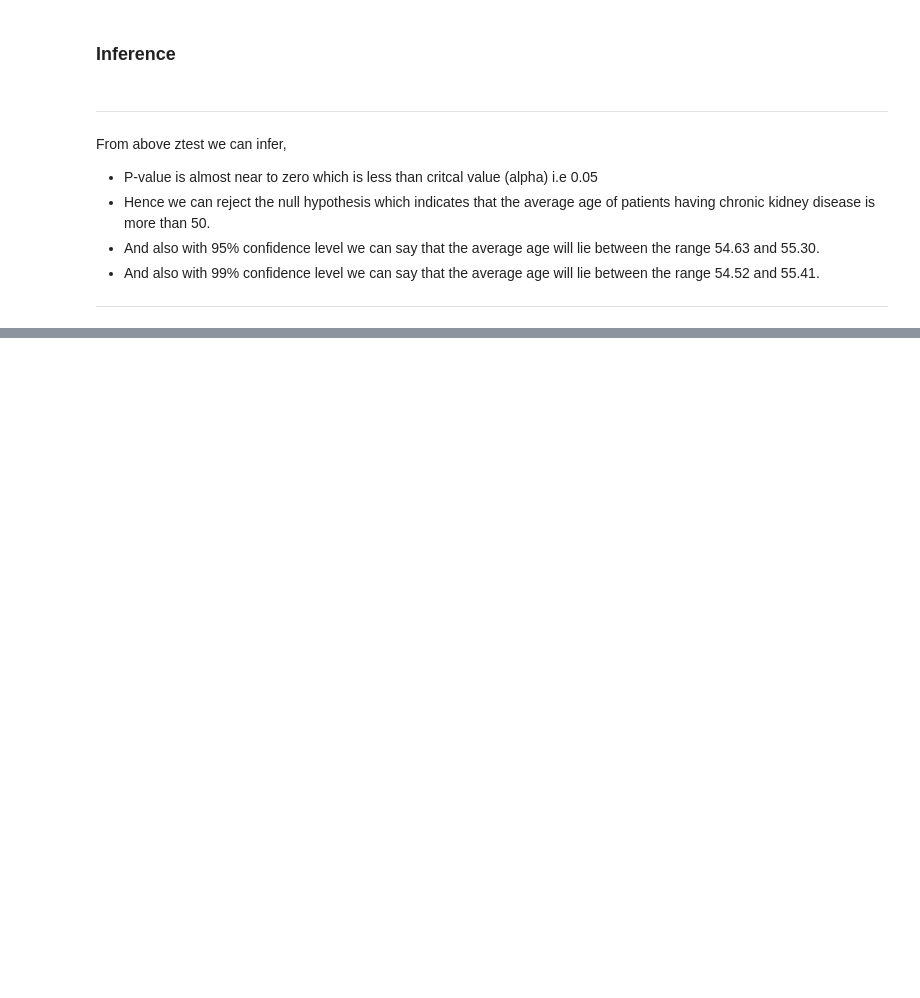
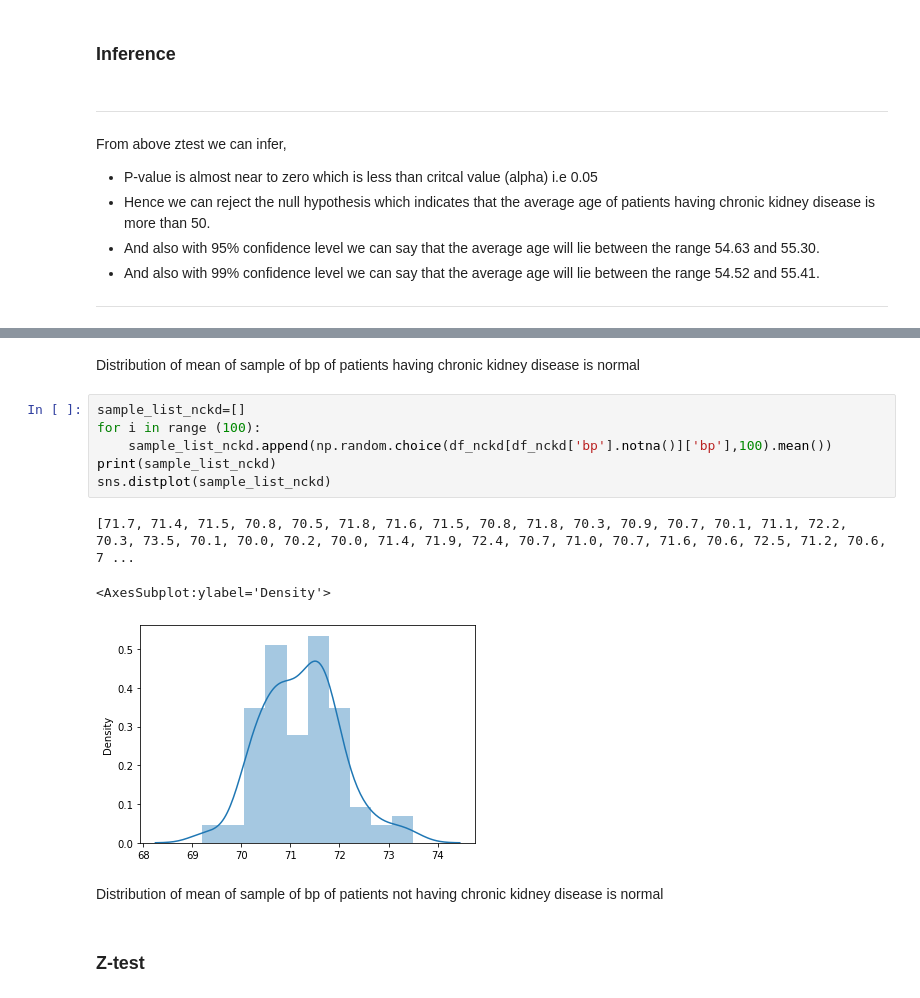
Before and after one commit to VishalWadagavi/Hypothesis_Testing, a Jupyter notebook: Hypothesis_test_on_kidney_disease_dataset.ipynb, the cells around one changed output, grey strips where cells are left out. Drawn from its saved outputs; the diff is of its cells as text; blank space fills up the shorter version.

```diff
--- a/Hypothesis_test_on_kidney_disease_dataset.ipynb
+++ b/Hypothesis_test_on_kidney_disease_dataset.ipynb
@@ -173,0 +227,16 @@ From above ztest we can infer,
+# %% [markdown]
+Distribution of mean of sample of bp of patients having chronic kidney disease is normal
+# %%
+sample_list_nckd=[]
+for i in range (100):
+    sample_list_nckd.append(np.random.choice(df_nckd[df_nckd['bp'].notna()]['bp'],100).mean())
+print(sample_list_nckd)
+sns.distplot(sample_list_nckd)
+# %% [output]
+[71.7, 71.4, 71.5, 70.8, 70.5, 71.8, 71.6, 71.5, 70.8, 71.8, 70.3, 70.9, 70.7, 70.1, 71.1, 72.2, 70.3, 73.5, 70.1, 70.0, 70.2, 70.0, 71.4, 71.9, 72.4, 70.7, 71.0, 70.7, 71.6, 70.6, 72.5, 71.2, 70.6, 7 ...
+<AxesSubplot:ylabel='Density'>
+[figure, added]
+# %% [markdown]
+Distribution of mean of sample of bp of patients not having chronic kidney disease is normal
+# %% [markdown]
+### Z-test
```
Also changed, not shown: parts of 14 cells of this notebook.
